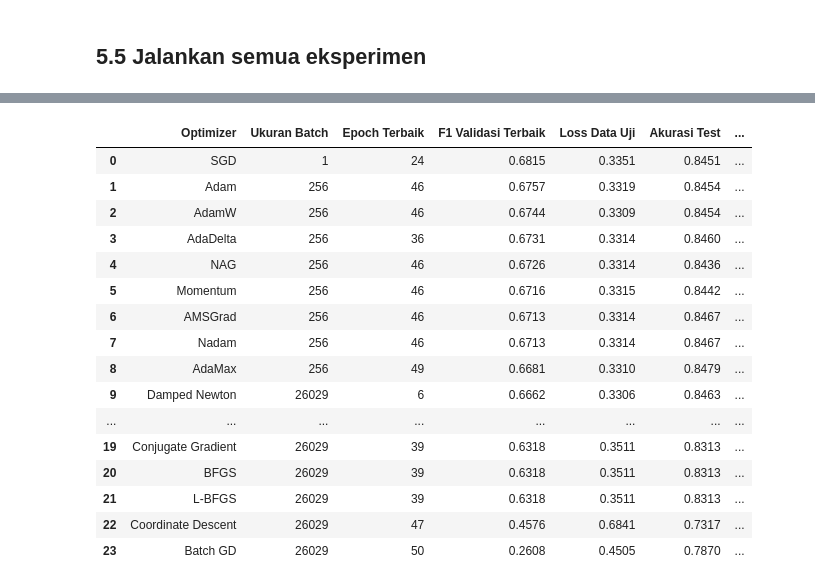
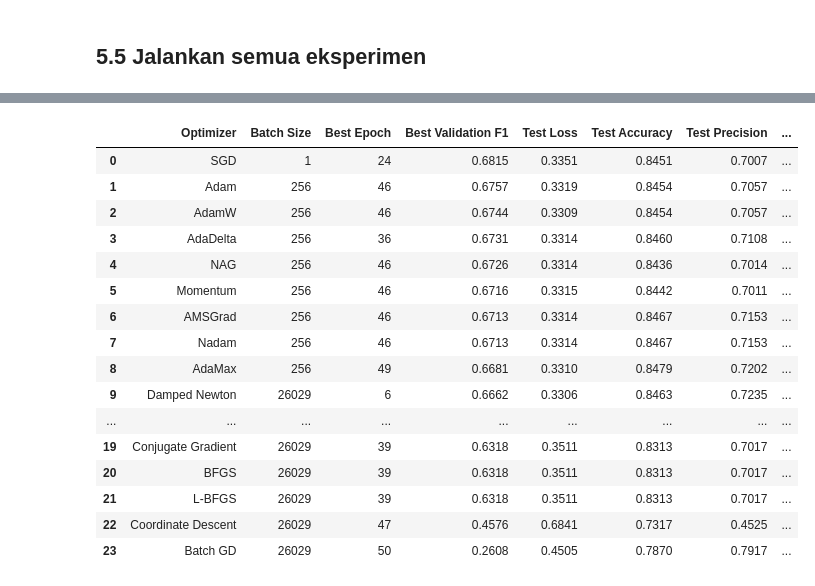
Before and after one commit to avezoor/MachineLearningRepository, a Jupyter notebook: FFNNWithoutHLayersAdultIncome.ipynb, the cells around one changed output, grey strips where cells are left out. Cells and saved outputs as stored; diff of their text form; code cells hidden in the pictures.

```diff
--- a/FFNNWithoutHLayersAdultIncome.ipynb
+++ b/FFNNWithoutHLayersAdultIncome.ipynb
@@ -749,7 +749,7 @@ def assignVectorToParameters(parameters, vector):
 
 def prepareBatchState(parameters, batchContext):
     if batchContext is None:
-        raise ValueError('batchContext diperlukan untuk optimizer orde-dua atau line search.')
+        raise ValueError('batchContext is required for second-order optimizers or line search.')
 
     xBatch = batchContext['xBatch'].astype(np.float64)
     yBatch = batchContext['yBatch'].astype(np.float64)
@@ -1206,8 +1206,8 @@ def trainOneExperiment(config, xTrain, yTrain, xVal, yVal):
 
         epochLogLine = (
             f"[{config['name']}] epoch {epochIndex:02d}/{config['numEpochs']} "
-            f"loss latih={trainLoss:.4f} akurasi latih={trainMetrics['accuracy']:.4f} f1 latih={trainMetrics['f1Score']:.4f} "
-            f"loss validasi={valLoss:.4f} akurasi validasi={valMetrics['accuracy']:.4f} f1 validasi={valMetrics['f1Score']:.4f} waktu={epochTime:.2f} detik"
+            f"train loss={trainLoss:.4f} train accuracy={trainMetrics['accuracy']:.4f} train f1={trainMetrics['f1Score']:.4f} "
+            f"validation loss={valLoss:.4f} validation accuracy={valMetrics['accuracy']:.4f} validation f1={valMetrics['f1Score']:.4f} time={epochTime:.2f} seconds"
         )
         logLines.append(epochLogLine)
         print(epochLogLine)
@@ -1458,7 +1458,7 @@ summaryRows = []
 
 for config in experimentConfigs:
     print('\n' + '=' * 80)
-    print(f"Mulai pelatihan dengan optimizer: {config['name']}")
+    print(f"Starting training with optimizer: {config['name']}")
 
     model, history, bestEpoch, bestValF1, totalTime, logLines = trainOneExperiment(
         config,
@@ -1478,14 +1478,14 @@ for config in experimentConfigs:
     optimizerFileName = config['name'].lower().replace(' ', '_').replace('-', '_') + '.txt'
     optimizerLogPath = logDir / optimizerFileName
     logLines.append('')
-    logLines.append(f"Epoch terbaik         : {bestEpoch}")
-    logLines.append(f"F1 validasi terbaik   : {bestValF1:.4f}")
-    logLines.append(f"Loss data uji         : {testLoss:.4f}")
-    logLines.append(f"Akurasi data uji      : {testMetrics['accuracy']:.4f}")
-    logLines.append(f"Precision data uji    : {testMetrics['precision']:.4f}")
-    logLines.append(f"Recall data uji       : {testMetrics['recall']:.4f}")
-    logLines.append(f"F1 data uji           : {testMetrics['f1Score']:.4f}")
-    logLines.append(f"Waktu total           : {totalTime:.2f} detik")
+    logLines.append(f"Best epoch         : {bestEpoch}")
+    logLines.append(f"Best validation F1   : {bestValF1:.4f}")
+    logLines.append(f"Test loss         : {testLoss:.4f}")
+    logLines.append(f"Test accuracy      : {testMetrics['accuracy']:.4f}")
+    logLines.append(f"Test precision    : {testMetrics['precision']:.4f}")
+    logLines.append(f"Test recall       : {testMetrics['recall']:.4f}")
+    logLines.append(f"Test F1           : {testMetrics['f1Score']:.4f}")
+    logLines.append(f"Total time           : {totalTime:.2f} seconds")
     optimizerLogPath.write_text('\n'.join(logLines) + '\n', encoding='utf-8')
 
     trainedModels[config['name']] = model
@@ -1494,24 +1494,24 @@ for config in experimentConfigs:
     summaryRows.append(
         {
             'Optimizer': config['name'],
-            'Ukuran Batch': config['batchSize'],
-            'Epoch Terbaik': bestEpoch,
-            'F1 Validasi Terbaik': bestValF1,
-            'Loss Data Uji': testLoss,
-            'Akurasi Test': testMetrics['accuracy'],
-            'Precision Test': testMetrics['precision'],
-            'Recall Test': testMetrics['recall'],
-            'F1 Test': testMetrics['f1Score'],
-            'Waktu Total (detik)': totalTime,
+            'Batch Size': config['batchSize'],
+            'Best Epoch': bestEpoch,
+            'Best Validation F1': bestValF1,
+            'Test Loss': testLoss,
+            'Test Accuracy': testMetrics['accuracy'],
+            'Test Precision': testMetrics['precision'],
+            'Test Recall': testMetrics['recall'],
+            'Test F1': testMetrics['f1Score'],
+            'Total Time (seconds)': totalTime,
         }
     )
 
-    print(f"Log training disimpan di: {optimizerLogPath}")
+    print(f"Training log saved to: {optimizerLogPath}")
 
-summaryTable = pd.DataFrame(summaryRows).sort_values(by='F1 Validasi Terbaik', ascending=False).reset_index(drop=True)
-for column in ['F1 Validasi Terbaik', 'Loss Data Uji', 'Akurasi Test', 'Precision Test', 'Recall Test', 'F1 Test']:
+summaryTable = pd.DataFrame(summaryRows).sort_values(by='Best Validation F1', ascending=False).reset_index(drop=True)
+for column in ['Best Validation F1', 'Test Loss', 'Test Accuracy', 'Test Precision', 'Test Recall', 'Test F1']:
     summaryTable[column] = summaryTable[column].map(lambda value: round(value, 4))
-summaryTable['Waktu Total (detik)'] = summaryTable['Waktu Total (detik)'].map(lambda value: round(value, 2))
+summaryTable['Total Time (seconds)'] = summaryTable['Total Time (seconds)'].map(lambda value: round(value, 2))
 summaryTable
 # %% [output]
 ================================================================================
@@ -1534,17 +1534,17 @@ Log training disimpan di: /kaggle/working/logs/coordinate_descent.txt
-|  | Optimizer | Ukuran Batch | Epoch Terbaik | F1 Validasi Terbaik | Loss Data Uji | Akurasi Test | ... |
-| 0 | SGD | 1 | 24 | 0.6815 | 0.3351 | 0.8451 | ... |
-| 1 | Adam | 256 | 46 | 0.6757 | 0.3319 | 0.8454 | ... |
-| 2 | AdamW | 256 | 46 | 0.6744 | 0.3309 | 0.8454 | ... |
-| 3 | AdaDelta | 256 | 36 | 0.6731 | 0.3314 | 0.8460 | ... |
-| 4 | NAG | 256 | 46 | 0.6726 | 0.3314 | 0.8436 | ... |
-| 5 | Momentum | 256 | 46 | 0.6716 | 0.3315 | 0.8442 | ... |
-| 6 | AMSGrad | 256 | 46 | 0.6713 | 0.3314 | 0.8467 | ... |
-| 7 | Nadam | 256 | 46 | 0.6713 | 0.3314 | 0.8467 | ... |
-| 8 | AdaMax | 256 | 49 | 0.6681 | 0.3310 | 0.8479 | ... |
-| 9 | Damped Newton | 26029 | 6 | 0.6662 | 0.3306 | 0.8463 | ... |
-| ... | ... | ... | ... | ... | ... | ... | ... |
-| 19 | Conjugate Gradient | 26029 | 39 | 0.6318 | 0.3511 | 0.8313 | ... |
-| 20 | BFGS | 26029 | 39 | 0.6318 | 0.3511 | 0.8313 | ... |
-| 21 | L-BFGS | 26029 | 39 | 0.6318 | 0.3511 | 0.8313 | ... |
-| 22 | Coordinate Descent | 26029 | 47 | 0.4576 | 0.6841 | 0.7317 | ... |
-| 23 | Batch GD | 26029 | 50 | 0.2608 | 0.4505 | 0.7870 | ... |
+|  | Optimizer | Batch Size | Best Epoch | Best Validation F1 | Test Loss | Test Accuracy | Test Precision | ... |
+| 0 | SGD | 1 | 24 | 0.6815 | 0.3351 | 0.8451 | 0.7007 | ... |
+| 1 | Adam | 256 | 46 | 0.6757 | 0.3319 | 0.8454 | 0.7057 | ... |
+| 2 | AdamW | 256 | 46 | 0.6744 | 0.3309 | 0.8454 | 0.7057 | ... |
+| 3 | AdaDelta | 256 | 36 | 0.6731 | 0.3314 | 0.8460 | 0.7108 | ... |
+| 4 | NAG | 256 | 46 | 0.6726 | 0.3314 | 0.8436 | 0.7014 | ... |
+| 5 | Momentum | 256 | 46 | 0.6716 | 0.3315 | 0.8442 | 0.7011 | ... |
+| 6 | AMSGrad | 256 | 46 | 0.6713 | 0.3314 | 0.8467 | 0.7153 | ... |
+| 7 | Nadam | 256 | 46 | 0.6713 | 0.3314 | 0.8467 | 0.7153 | ... |
+| 8 | AdaMax | 256 | 49 | 0.6681 | 0.3310 | 0.8479 | 0.7202 | ... |
+| 9 | Damped Newton | 26029 | 6 | 0.6662 | 0.3306 | 0.8463 | 0.7235 | ... |
+| ... | ... | ... | ... | ... | ... | ... | ... | ... |
+| 19 | Conjugate Gradient | 26029 | 39 | 0.6318 | 0.3511 | 0.8313 | 0.7017 | ... |
+| 20 | BFGS | 26029 | 39 | 0.6318 | 0.3511 | 0.8313 | 0.7017 | ... |
+| 21 | L-BFGS | 26029 | 39 | 0.6318 | 0.3511 | 0.8313 | 0.7017 | ... |
+| 22 | Coordinate Descent | 26029 | 47 | 0.4576 | 0.6841 | 0.7317 | 0.4525 | ... |
+| 23 | Batch GD | 26029 | 50 | 0.2608 | 0.4505 | 0.7870 | 0.7917 | ... |
```
Also changed, not shown: parts of 43 cells of this notebook.
